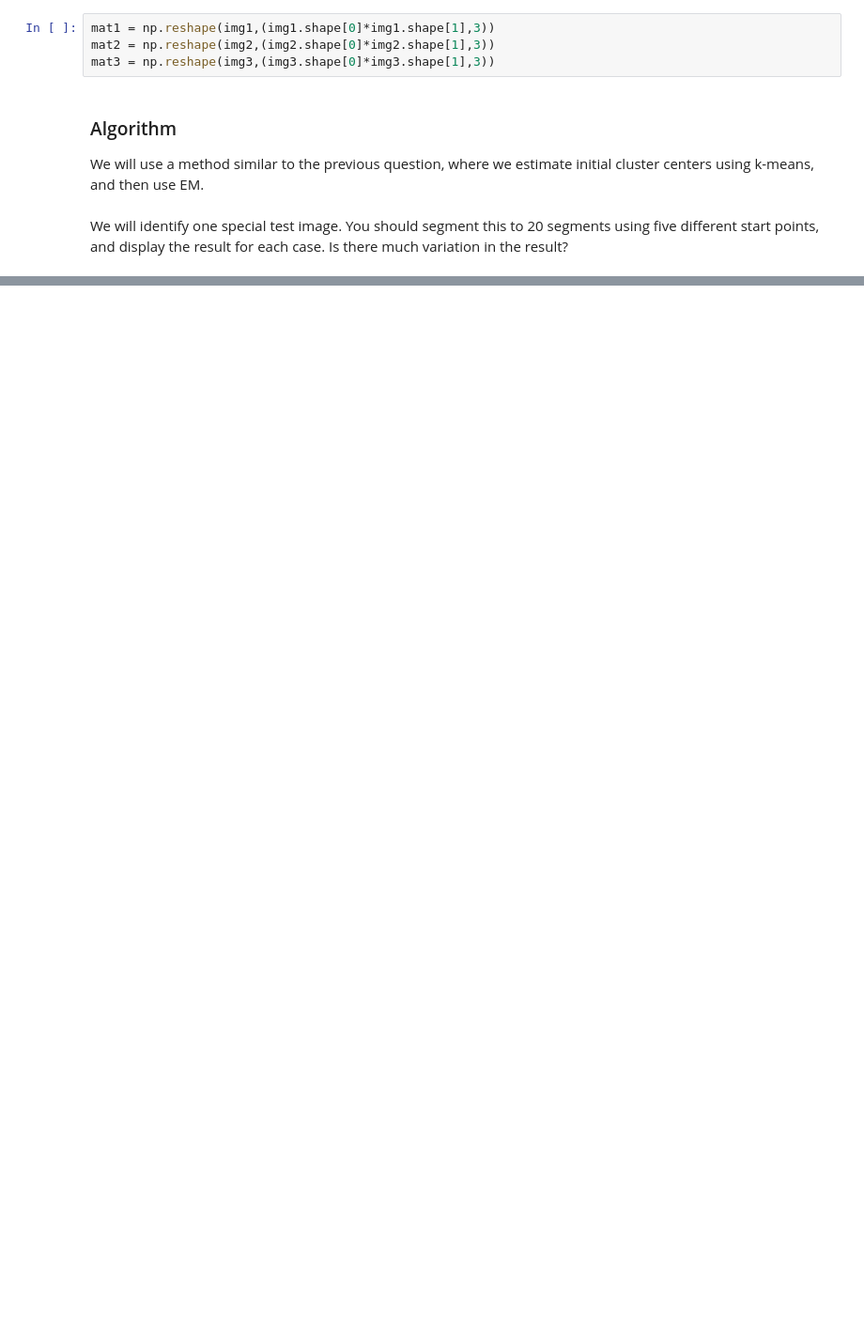
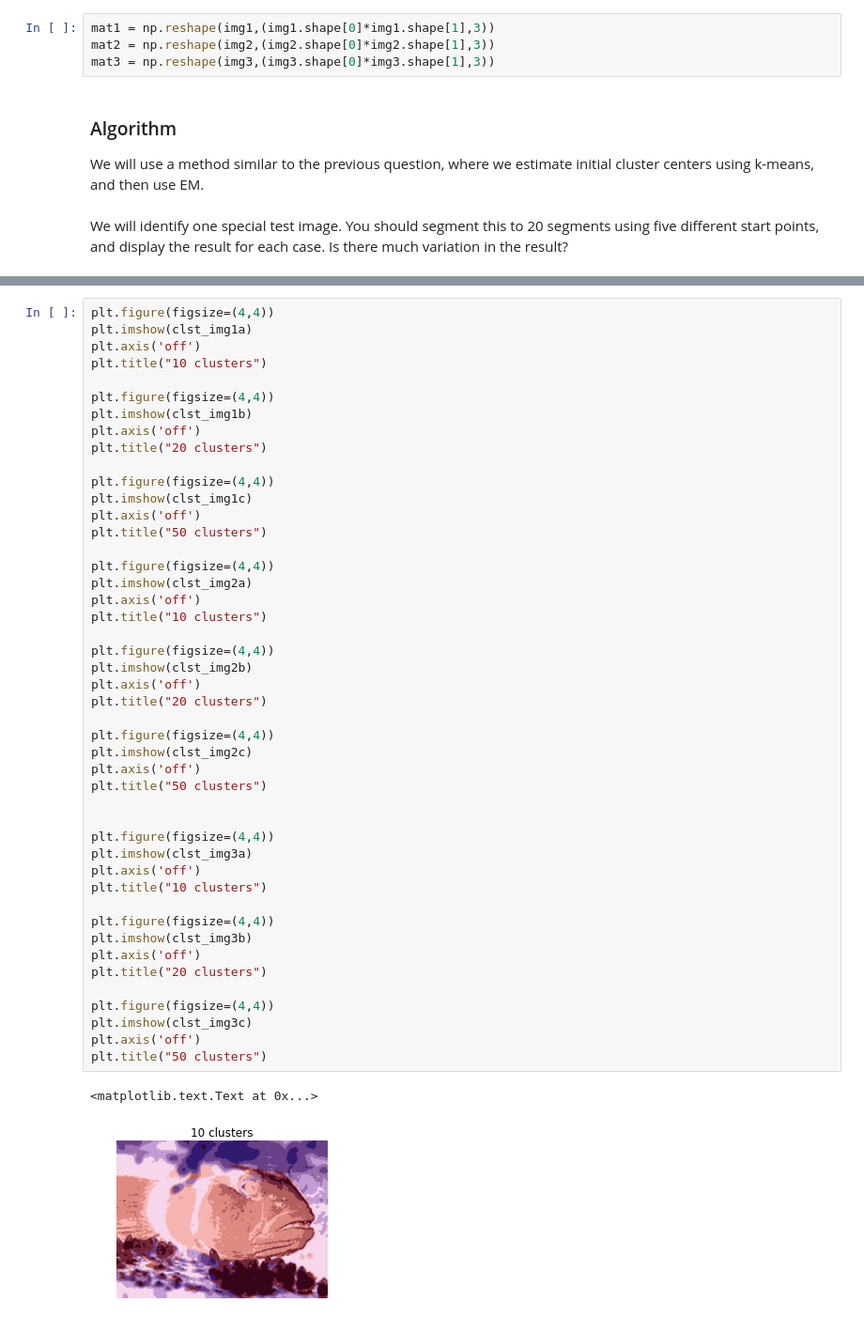
Before and after one commit to roshanjrajan/CS498-AML, a Jupyter notebook: hw6/CS 498 AML HW 6.ipynb, the cells around one changed output, grey strips where cells are left out. Shown at 94% size. Cells and saved outputs as stored; diff of their text form; blank space fills up the shorter version.

```diff
--- a/hw6/CS 498 AML HW 6.ipynb
+++ b/hw6/CS 498 AML HW 6.ipynb
@@ -316,0 +434,49 @@ clst_1, pi_1, Q_1 = EM_Img(km_1.cluster_centers_, km_1.labels_, mat1)
+# %%
+plt.figure(figsize=(4,4))
+plt.imshow(clst_img1a)
+plt.axis('off')
+plt.title("10 clusters")
+
+plt.figure(figsize=(4,4))
+plt.imshow(clst_img1b)
+plt.axis('off')
+plt.title("20 clusters")
+
+plt.figure(figsize=(4,4))
+plt.imshow(clst_img1c)
+plt.axis('off')
+plt.title("50 clusters")
+
+plt.figure(figsize=(4,4))
+plt.imshow(clst_img2a)
+plt.axis('off')
+plt.title("10 clusters")
+
+plt.figure(figsize=(4,4))
+plt.imshow(clst_img2b)
+plt.axis('off')
+plt.title("20 clusters")
+
+plt.figure(figsize=(4,4))
+plt.imshow(clst_img2c)
+plt.axis('off')
+plt.title("50 clusters")
+
+
+plt.figure(figsize=(4,4))
+plt.imshow(clst_img3a)
+plt.axis('off')
+plt.title("10 clusters")
+
+plt.figure(figsize=(4,4))
+plt.imshow(clst_img3b)
+plt.axis('off')
+plt.title("20 clusters")
+
+plt.figure(figsize=(4,4))
+plt.imshow(clst_img3c)
+plt.axis('off')
+plt.title("50 clusters")
+# %% [output]
+<matplotlib.text.Text at 0x...>
+[figure, added]
```
Also changed, not shown: parts of 27 cells of this notebook.
